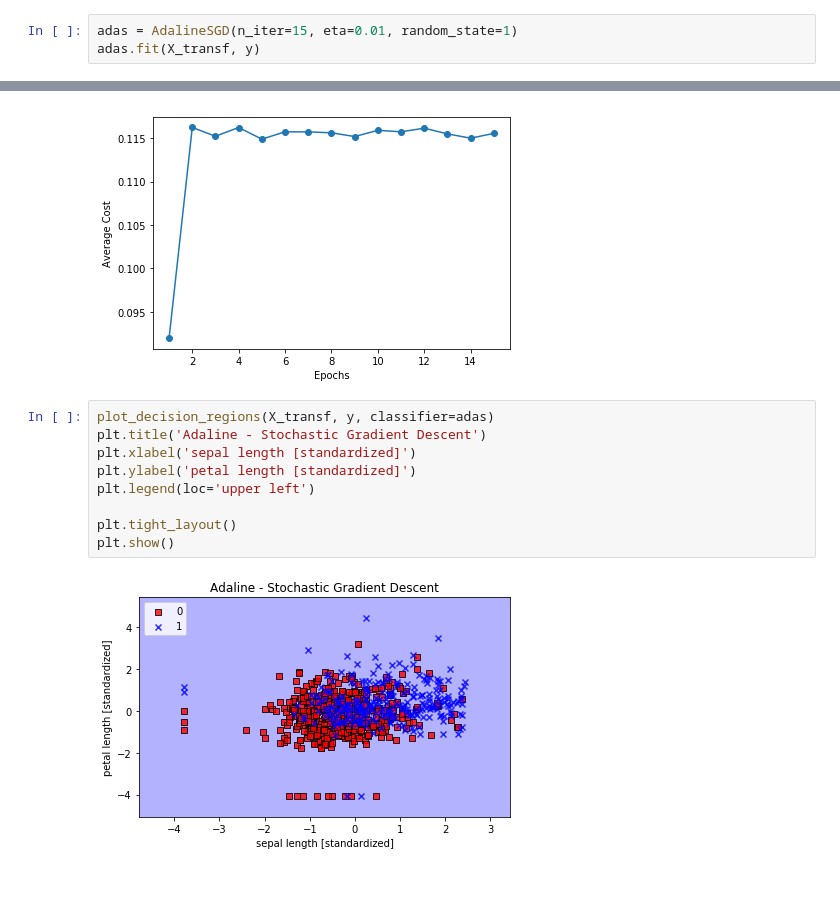
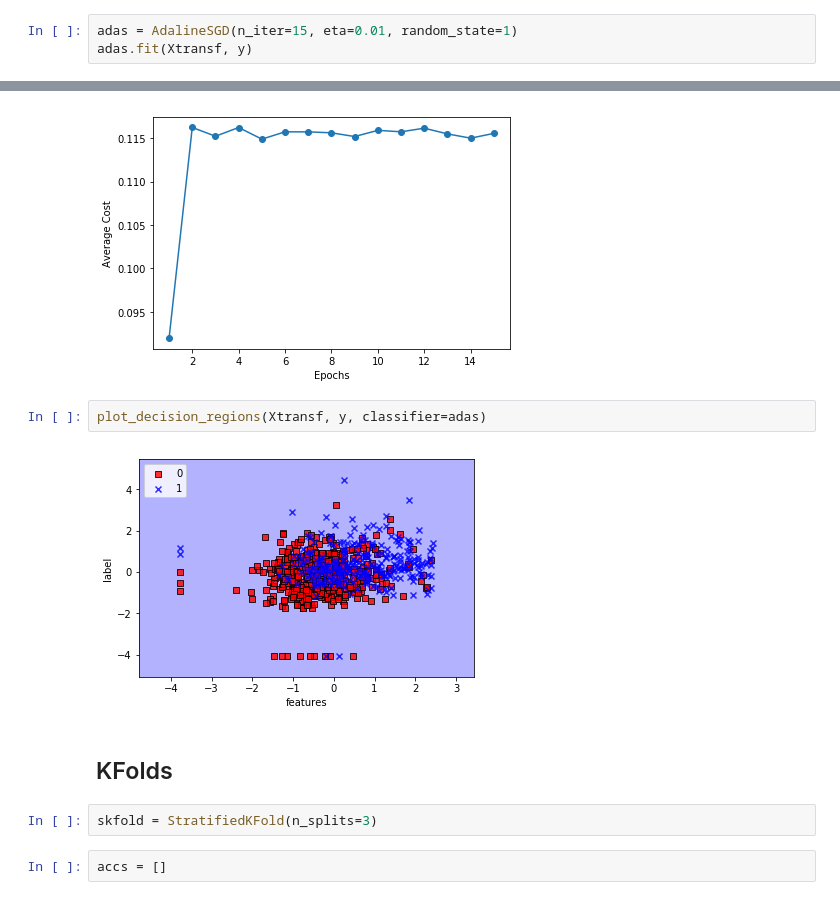
Before and after one commit to GabrielCzar/jupyter_notebook, a Jupyter notebook: library/Lista8 - Decision Regions.ipynb, the cells around one changed output, grey strips where cells are left out. Drawn from its saved outputs; the diff is of its cells as text.

```diff
--- a/library/Lista8 - Decision Regions.ipynb
+++ b/library/Lista8 - Decision Regions.ipynb
@@ -143,7 +142,7 @@ plt.show()
 ## Adaline SGD
 # %%
 adas = AdalineSGD(n_iter=15, eta=0.01, random_state=1)
-adas.fit(X_transf, y)
+adas.fit(Xtransf, y)
 # %% [output]
 <adalineSGD.AdalineSGD at 0x...>
 # %%
@@ -155,14 +154,13 @@ plt.tight_layout()
 plt.show()
 # %% [output]
 [figure]
-# %%
-plot_decision_regions(X_transf, y, classifier=adas)
-plt.title('Adaline - Stochastic Gradient Descent')
-plt.xlabel('sepal length [standardized]')
-plt.ylabel('petal length [standardized]')
-plt.legend(loc='upper left')
-
-plt.tight_layout()
-plt.show()
-# %% [output]
-[figure, removed]
+# %%
+plot_decision_regions(Xtransf, y, classifier=adas)
+# %% [output]
+[figure, added]
+# %% [markdown]
+## KFolds
+# %%
+skfold = StratifiedKFold(n_splits=3)
+# %%
+accs = []
```
Also changed, not shown: parts of 38 cells of this notebook.
